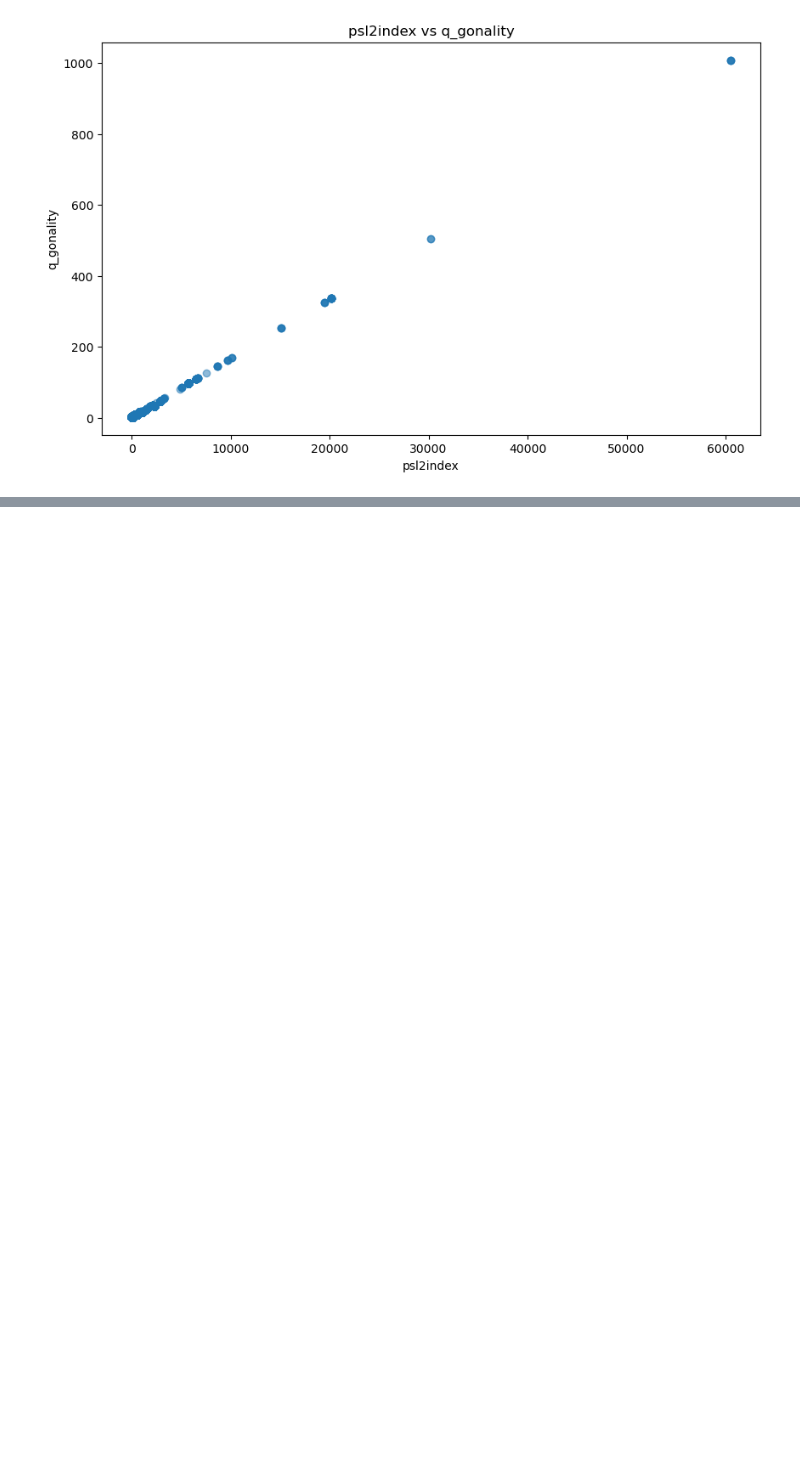
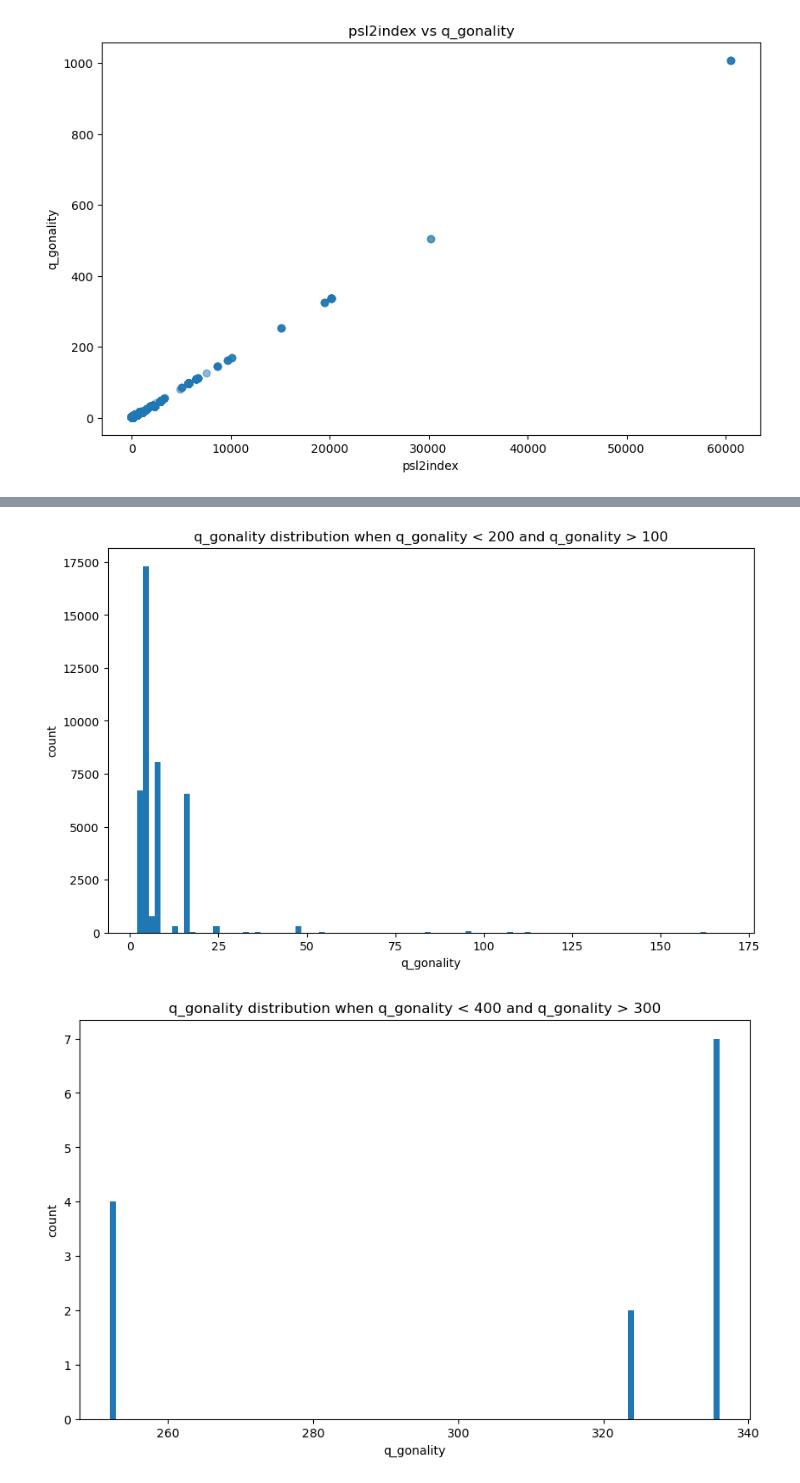
Before and after one commit to zxmath/ML-LLM-Q-Gonality-Modular-Curves, a Jupyter notebook: notebooks/visual_data.ipynb, the cells around one changed output, grey strips where cells are left out. Saved outputs shown, nothing was run; the diff lists cells and outputs as text; code cells hidden in the pictures; blank space fills up the shorter version.

```diff
--- a/notebooks/visual_data.ipynb
+++ b/notebooks/visual_data.ipynb
@@ -39,0 +89,12 @@ plt.show()
+# %%
+# draw graph of q_gonality of every 100
+for i in range(200, 1600, 200):
+    plt.figure(figsize=(10, 6))
+    plt.hist(q_gonality_same[(q_gonality_same['q_gonality']<i) & (q_gonality_same['q_gonality']>i-200)]['q_gonality'], bins=100)
+    plt.xlabel('q_gonality')
+    plt.ylabel('count')
+    plt.title(f'q_gonality distribution when q_gonality < {i} and q_gonality > {i-100}')
+    plt.show()
+# %% [output]
+[figure, added]
+[figure, added]
```
Also changed, not shown: parts of 8 cells of this notebook, 2 other files.
